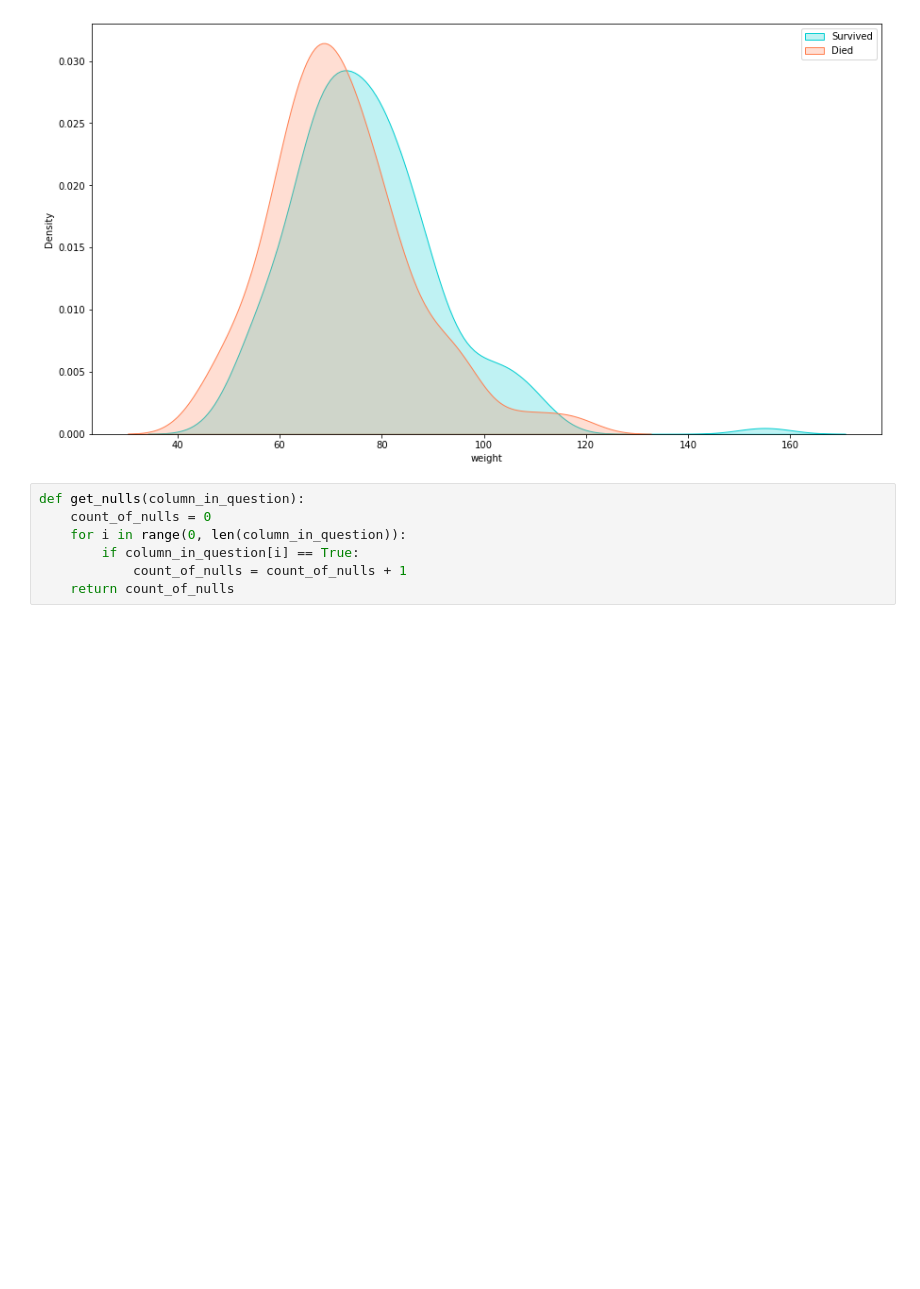
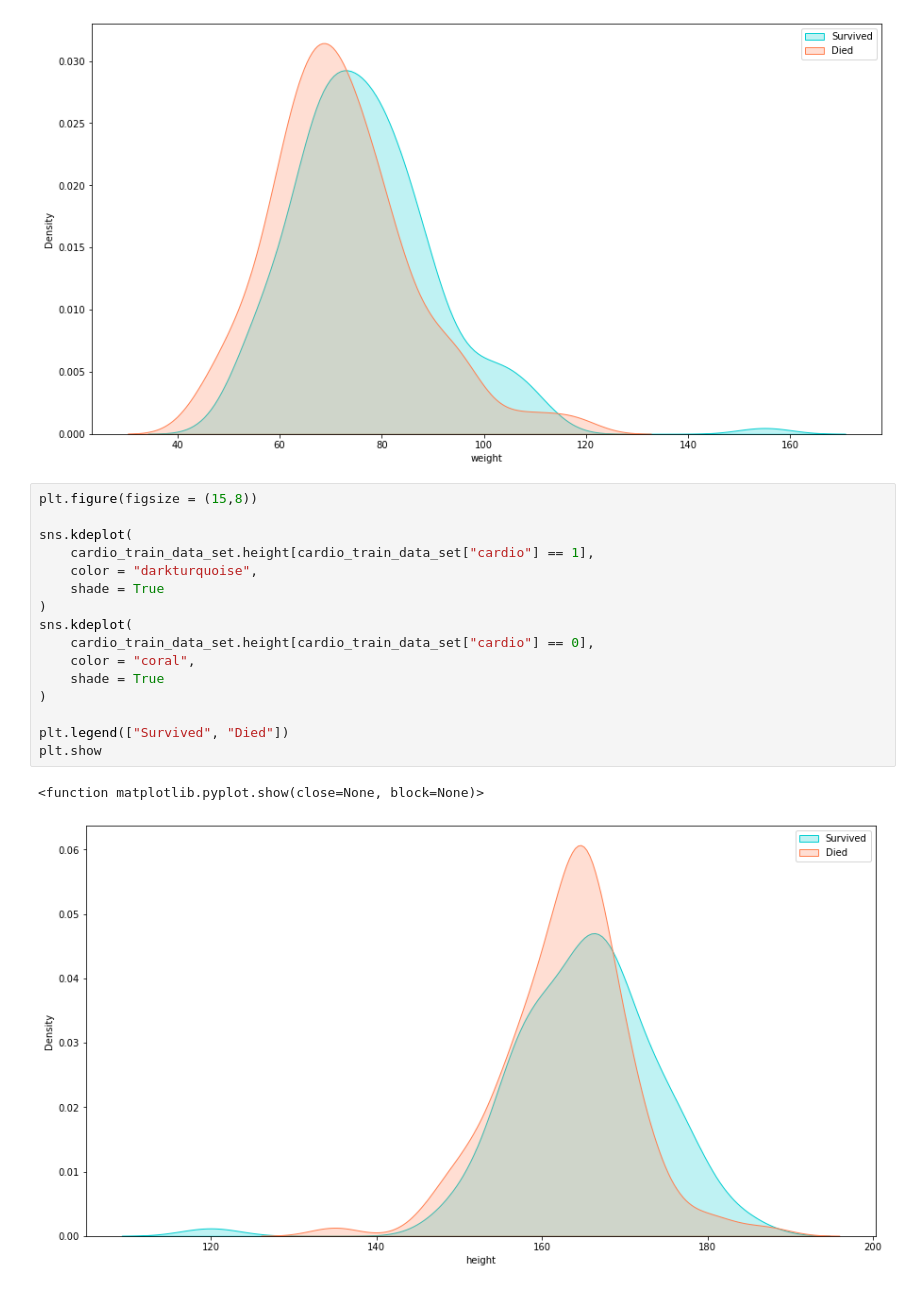
Before and after one commit to PrabjyotObhi/CMPE257, a Jupyter notebook: Lab_1/PartOne/part_one_lab.ipynb, the cells around one changed output. Drawn from its saved outputs; the diff is of its cells as text; blank space fills up the shorter version.

```diff
--- a/Lab_1/PartOne/part_one_lab.ipynb
+++ b/Lab_1/PartOne/part_one_lab.ipynb
@@ -197,10 +257,22 @@ plt.show
 # %% [output]
 <function matplotlib.pyplot.show(close=None, block=None)>
 [figure]
-# %%
-def get_nulls(column_in_question):
-    count_of_nulls = 0
-    for i in range(0, len(column_in_question)):
-        if column_in_question[i] == True:
-            count_of_nulls = count_of_nulls + 1
-    return count_of_nulls
+# %%
+plt.figure(figsize = (15,8))
+
+sns.kdeplot(
+    cardio_train_data_set.height[cardio_train_data_set["cardio"] == 1],
+    color = "darkturquoise",
+    shade = True
+)
+sns.kdeplot(
+    cardio_train_data_set.height[cardio_train_data_set["cardio"] == 0],
+    color = "coral",
+    shade = True
+)
+
+plt.legend(["Survived", "Died"])
+plt.show
+# %% [output]
+<function matplotlib.pyplot.show(close=None, block=None)>
+[figure, added]
```
Also changed, not shown: parts of 12 cells of this notebook.
